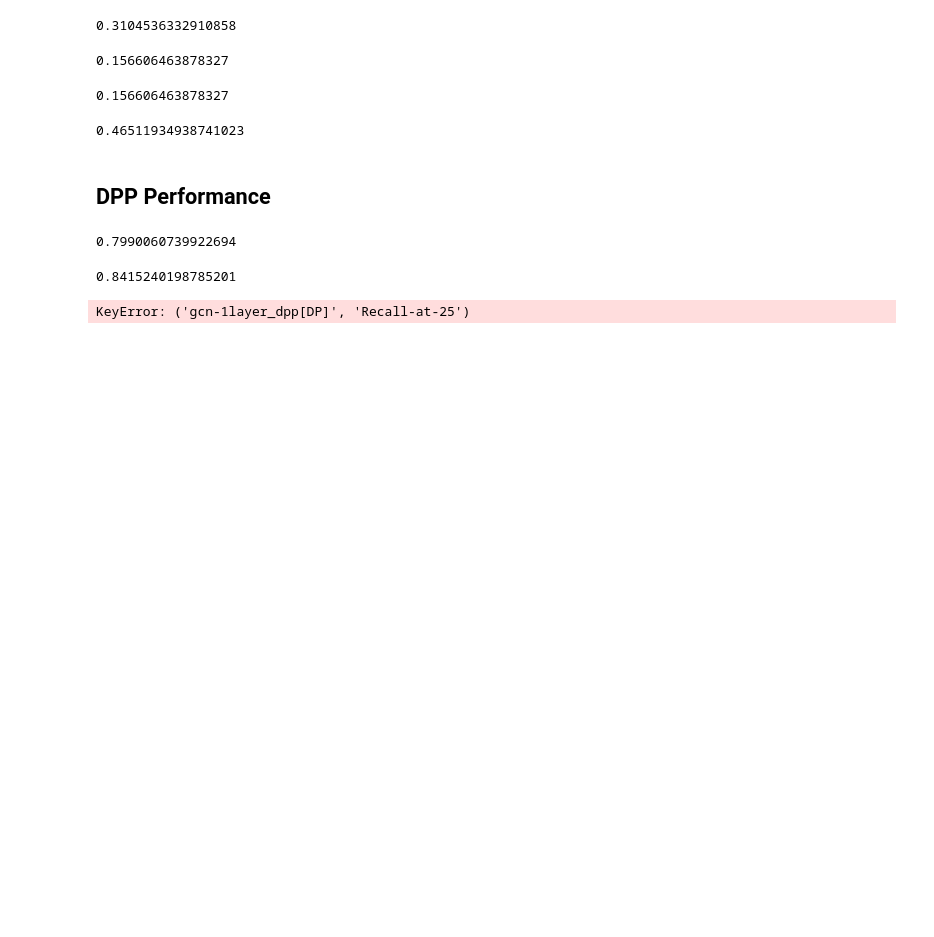
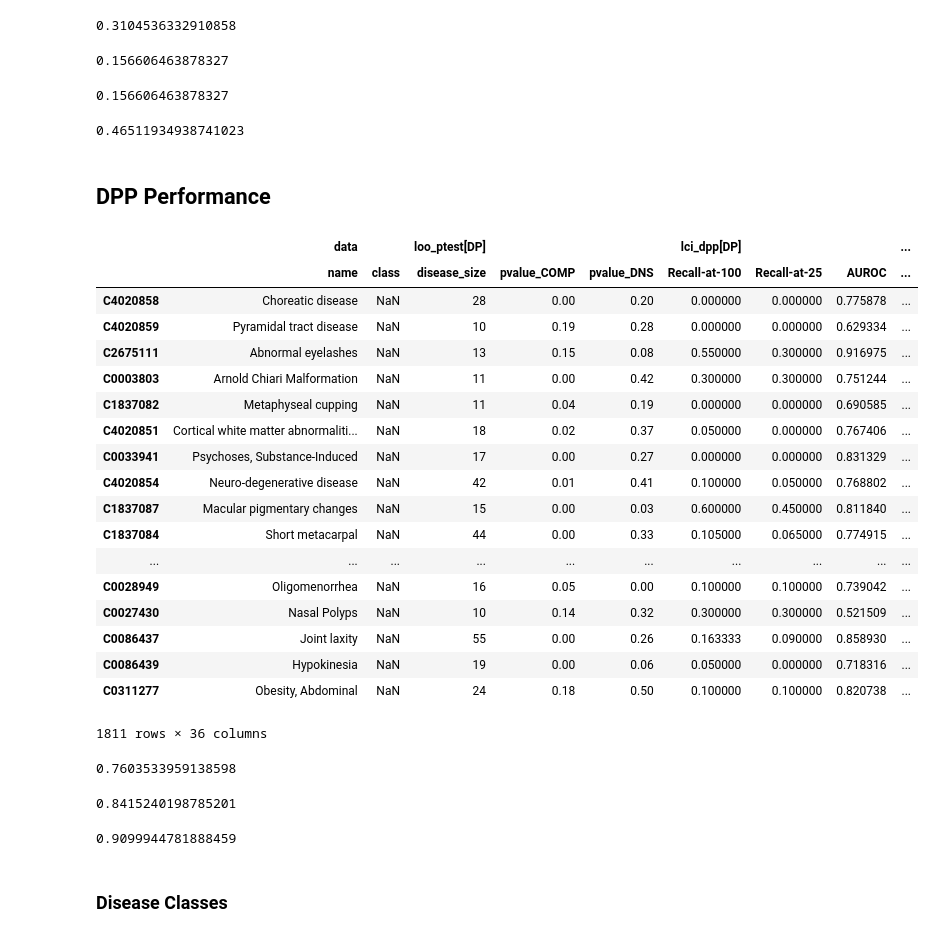
Before and after one commit to seyuboglu/milieu, a Jupyter notebook: notebooks/analysis.ipynb, the cells around one changed output. Drawn from its saved outputs; the diff is of its cells as text; code cells hidden in the pictures; blank space fills up the shorter version.

```diff
--- a/notebooks/analysis.ipynb
+++ b/notebooks/analysis.ipynb
@@ -72,10 +69,35 @@ np.mean(protein_sig_df["frac_direct_interactions"] == 0)
 # %% [markdown]
 ## DPP Performance
 # %%
-dpp_df = pd.read_csv("experiments/aggregation/results.csv", header=[0, 1])
+dpp_df = pd.read_csv("experiments/aggregation/results.csv", header=[0, 1], index_col=0)
+dpp_df
+# %% [output]
+|  | data |  | loo_ptest[DP] |  |  | lci_dpp[DP] |  |  | ... |
+|  | name | class | disease_size | pvalue_COMP | pvalue_DNS | Recall-at-100 | Recall-at-25 | AUROC | ... |
+| C4020858 | Choreatic disease | NaN | 28 | 0.00 | 0.20 | 0.000000 | 0.000000 | 0.775878 | ... |
+| C4020859 | Pyramidal tract disease | NaN | 10 | 0.19 | 0.28 | 0.000000 | 0.000000 | 0.629334 | ... |
+| C2675111 | Abnormal eyelashes | NaN | 13 | 0.15 | 0.08 | 0.550000 | 0.300000 | 0.916975 | ... |
+| C0003803 | Arnold Chiari Malformation | NaN | 11 | 0.00 | 0.42 | 0.300000 | 0.300000 | 0.751244 | ... |
+| C1837082 | Metaphyseal cupping | NaN | 11 | 0.04 | 0.19 | 0.000000 | 0.000000 | 0.690585 | ... |
+| C4020851 | Cortical white matter abnormaliti... | NaN | 18 | 0.02 | 0.37 | 0.050000 | 0.000000 | 0.767406 | ... |
+| C0033941 | Psychoses, Substance-Induced | NaN | 17 | 0.00 | 0.27 | 0.000000 | 0.000000 | 0.831329 | ... |
+| C4020854 | Neuro-degenerative disease | NaN | 42 | 0.01 | 0.41 | 0.100000 | 0.050000 | 0.768802 | ... |
+| C1837087 | Macular pigmentary changes | NaN | 15 | 0.00 | 0.03 | 0.600000 | 0.450000 | 0.811840 | ... |
+| C1837084 | Short metacarpal | NaN | 44 | 0.00 | 0.33 | 0.105000 | 0.065000 | 0.774915 | ... |
+| ... | ... | ... | ... | ... | ... | ... | ... | ... | ... |
+| C0028949 | Oligomenorrhea | NaN | 16 | 0.05 | 0.00 | 0.100000 | 0.100000 | 0.739042 | ... |
+| C0027430 | Nasal Polyps | NaN | 10 | 0.14 | 0.32 | 0.300000 | 0.300000 | 0.521509 | ... |
+| C0086437 | Joint laxity | NaN | 55 | 0.00 | 0.26 | 0.163333 | 0.090000 | 0.858930 | ... |
+| C0086439 | Hypokinesia | NaN | 19 | 0.00 | 0.06 | 0.050000 | 0.000000 | 0.718316 | ... |
+| C0311277 | Obesity, Abdominal | NaN | 24 | 0.18 | 0.50 | 0.100000 | 0.100000 | 0.820738 | ... |
+1811 rows × 36 columns
 # %%
 # difference in recall-at-25
 comparison = "rw"
-(dpp_df["lci_dpp[DP]", "Recall-at-25"] - dpp_df[f"{comparison}_dpp[DP]", "Recall-at-25"] >= 0).mean()
+diff = (dpp_df["lci_dpp[DP]", "Recall-at-100"] - dpp_df[f"{comparison}_dpp[DP]", "Recall-at-100"] >= 0).mean()
+diff_df = pd.DataFrame(dpp_df["lci_dpp[DP]", "Recall-at-100"] - dpp_df[f"{comparison}_dpp[DP]", "Recall-at-25"],
+                 columns=["diff"])
+diff_df.index.name = "id"
+print(diff)
 # %% [output]
-0.7990060739922694
+0.7603533959138598
@@ -87,7 +117,9 @@ comparison = "diamond"
 0.8415240198785201
 # %%
 # difference in recall-at-25
-comparison = "gcn-1layer"
+comparison = "node2vec"
 (dpp_df["lci_dpp[DP]", "Recall-at-25"] - dpp_df[f"{comparison}_dpp[DP]", "Recall-at-25"] >= 0).mean()
 # %% [output]
-KeyError: ('gcn-1layer_dpp[DP]', 'Recall-at-25')
+0.9099944781888459
+# %% [markdown]
+### Disease Classes
```
Also changed, not shown: parts of 12 cells of this notebook, 7 other files.
